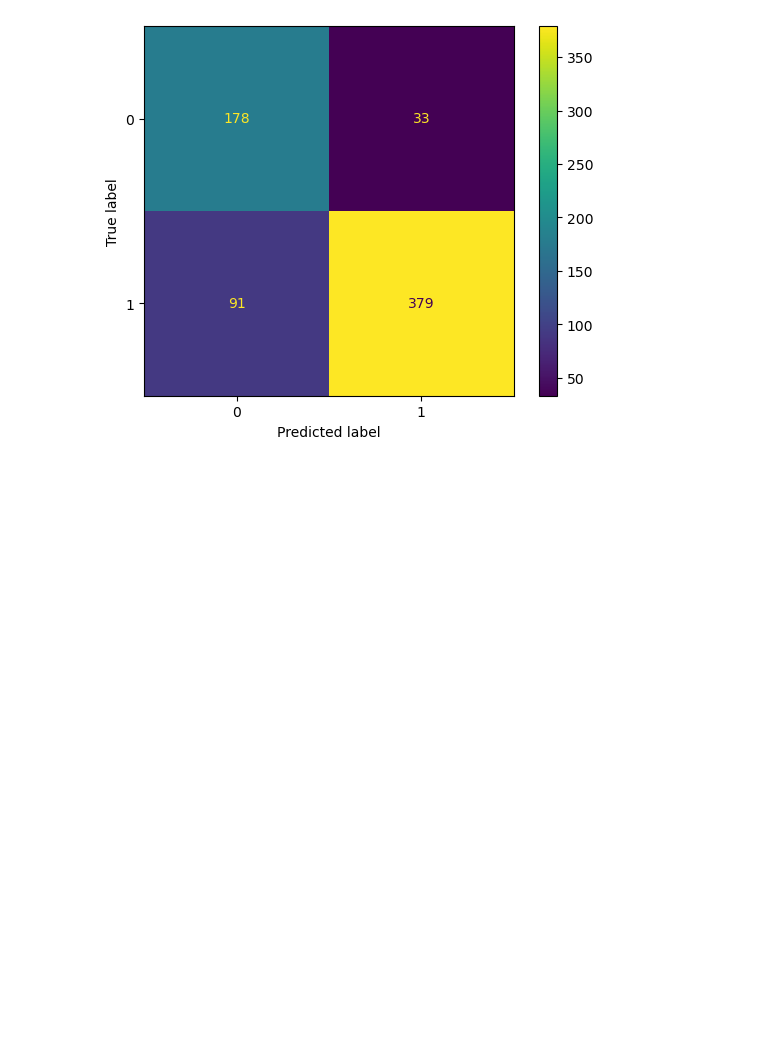
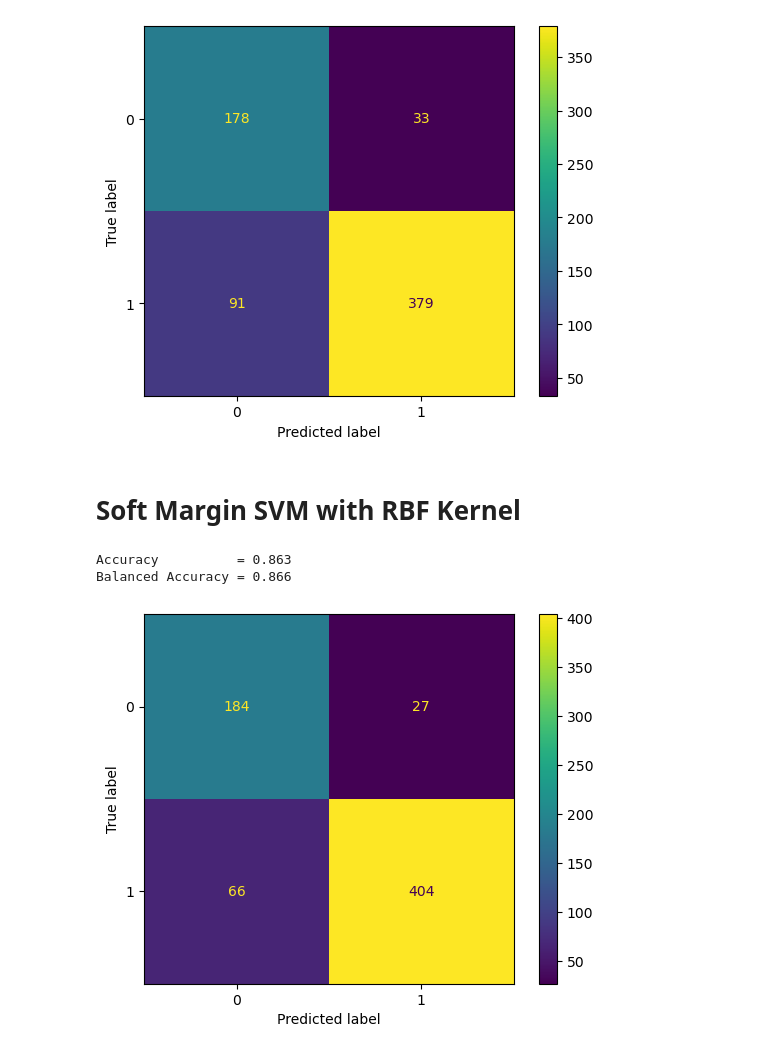
Before and after one commit to alibababeig/soft-svm, a Jupyter notebook: svm.ipynb, the cells around one changed output. Saved outputs shown, nothing was run; the diff lists cells and outputs as text; code cells hidden in the pictures; blank space fills up the shorter version.

Commit message:
added RBF kernel model

```diff
--- a/svm.ipynb
+++ b/svm.ipynb
@@ -88,3 +91,5 @@ plt.show()
 Accuracy          = 0.818
 Balanced Accuracy = 0.825
 [figure]
+# %% [markdown]
+# Soft Margin SVM with RBF Kernel
@@ -90,0 +147,18 @@ Balanced Accuracy = 0.825
+# %%
+model = SoftSVM_RBF(C=1, sigma=1)
+model.train(X_train, y_train)
+# %%
+y_pred = model.predict(X_test)
+
+acc = sklearn.metrics.accuracy_score(y_test, y_pred)
+bacc = sklearn.metrics.balanced_accuracy_score(y_test, y_pred)
+print(f'Accuracy          = {acc:.3f}')
+print(f'Balanced Accuracy = {bacc:.3f}')
+
+cm = sklearn.metrics.confusion_matrix(y_test, y_pred)
+sklearn.metrics.ConfusionMatrixDisplay(confusion_matrix=cm).plot()
+plt.show()
+# %% [output]
+Accuracy          = 0.863
+Balanced Accuracy = 0.866
+[figure, added]
```
Also changed, not shown: parts of 3 cells of this notebook.
